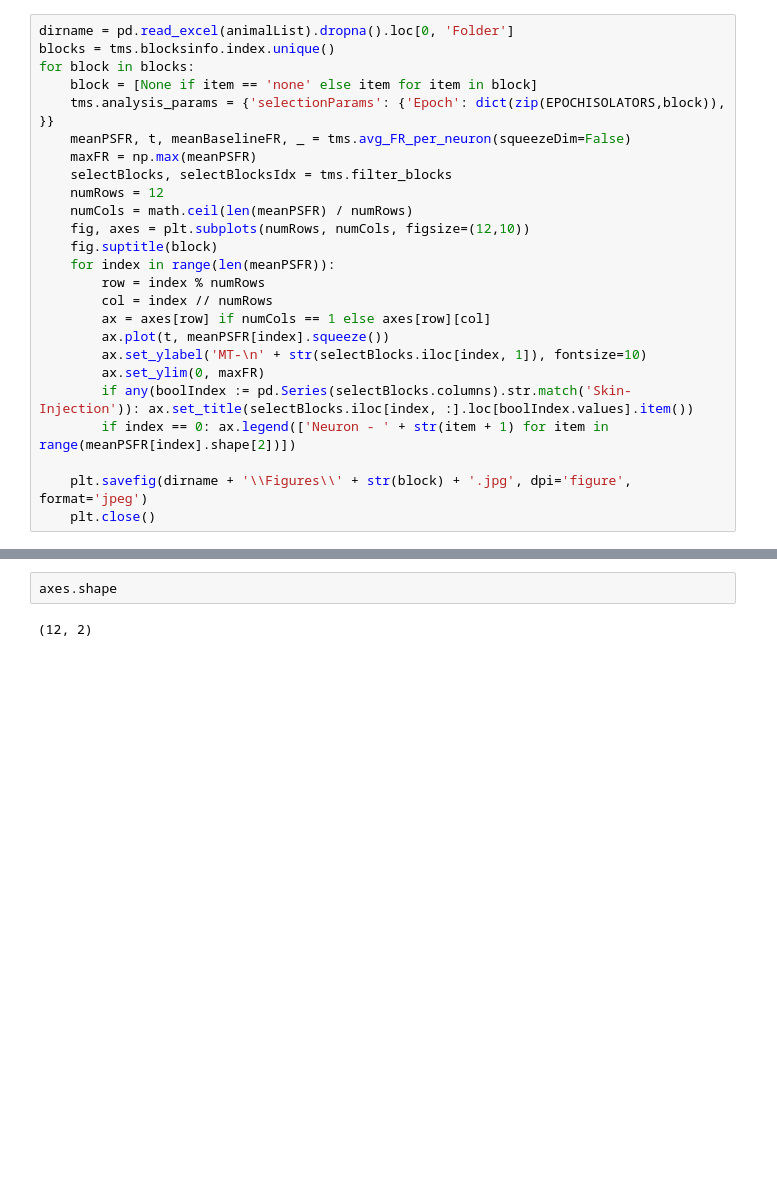
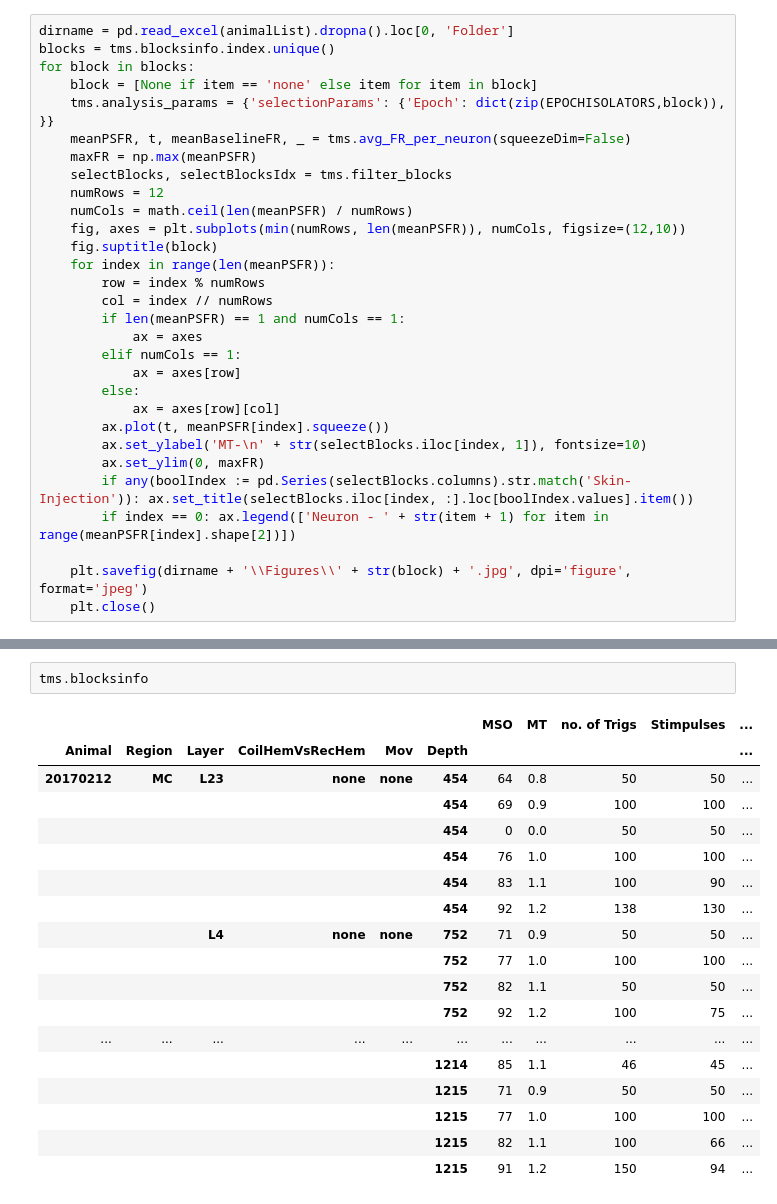
Before and after one commit to vishnudevramachandra/TMS-TG, a Jupyter notebook: figures/blockplots_singleanimal.ipynb, the cells around one changed output, grey strips where cells are left out. Saved outputs shown, nothing was run; the diff lists cells and outputs as text; blank space fills up the shorter version.

```diff
--- a/figures/blockplots_singleanimal.ipynb
+++ b/figures/blockplots_singleanimal.ipynb
@@ -30,12 +29,17 @@ for block in blocks:
     selectBlocks, selectBlocksIdx = tms.filter_blocks
     numRows = 12
     numCols = math.ceil(len(meanPSFR) / numRows)
-    fig, axes = plt.subplots(numRows, numCols, figsize=(12,10))
+    fig, axes = plt.subplots(min(numRows, len(meanPSFR)), numCols, figsize=(12,10))
     fig.suptitle(block)
     for index in range(len(meanPSFR)):
         row = index % numRows
         col = index // numRows
-        ax = axes[row] if numCols == 1 else axes[row][col]
+        if len(meanPSFR) == 1 and numCols == 1:
+            ax = axes
+        elif numCols == 1:
+            ax = axes[row]
+        else:
+            ax = axes[row][col]
         ax.plot(t, meanPSFR[index].squeeze())
         ax.set_ylabel('MT-\n' + str(selectBlocks.iloc[index, 1]), fontsize=10)
         ax.set_ylim(0, maxFR)
@@ -64,4 +69,21 @@ compute_firingrate runs...........
 # %%
-axes.shape
+tms.blocksinfo
 # %% [output]
-(12, 2)
+|  |  |  |  |  |  | MSO | MT | no. of Trigs | Stimpulses | ... |
+| Animal | Region | Layer | CoilHemVsRecHem | Mov | Depth |  |  |  |  | ... |
+| 20170212 | MC | L23 | none | none | 454 | 64 | 0.8 | 50 | 50 | ... |
+|  |  |  |  |  | 454 | 69 | 0.9 | 100 | 100 | ... |
+|  |  |  |  |  | 454 | 0 | 0.0 | 50 | 50 | ... |
+|  |  |  |  |  | 454 | 76 | 1.0 | 100 | 100 | ... |
+|  |  |  |  |  | 454 | 83 | 1.1 | 100 | 90 | ... |
+|  |  |  |  |  | 454 | 92 | 1.2 | 138 | 130 | ... |
+|  |  | L4 | none | none | 752 | 71 | 0.9 | 50 | 50 | ... |
+|  |  |  |  |  | 752 | 77 | 1.0 | 100 | 100 | ... |
+|  |  |  |  |  | 752 | 82 | 1.1 | 50 | 50 | ... |
+|  |  |  |  |  | 752 | 92 | 1.2 | 100 | 75 | ... |
+| ... | ... | ... | ... | ... | ... | ... | ... | ... | ... | ... |
+|  |  |  |  |  | 1214 | 85 | 1.1 | 46 | 45 | ... |
+|  |  |  |  |  | 1215 | 71 | 0.9 | 50 | 50 | ... |
+|  |  |  |  |  | 1215 | 77 | 1.0 | 100 | 100 | ... |
+|  |  |  |  |  | 1215 | 82 | 1.1 | 100 | 66 | ... |
+|  |  |  |  |  | 1215 | 91 | 1.2 | 150 | 94 | ... |
```
Also changed, not shown: parts of 2 cells of this notebook, 11 other files.
